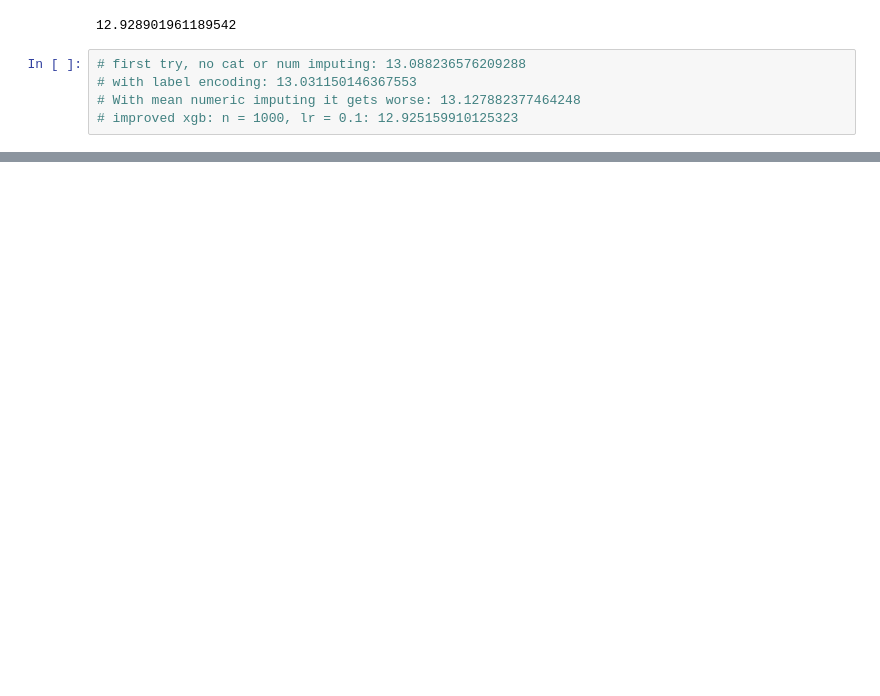
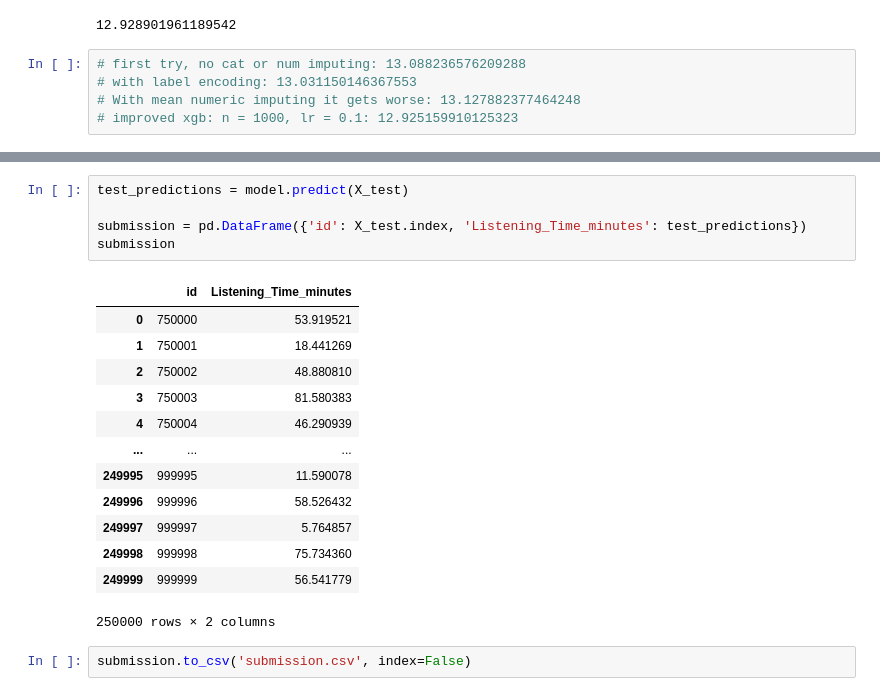
Before and after one commit to Enzo-Olivieri/Kaggle-S5-EP-4, a Jupyter notebook: listening_time_model.ipynb, the cells around one changed output, grey strips where cells are left out. Drawn from its saved outputs; the diff is of its cells as text; blank space fills up the shorter version.

```diff
--- a/listening_time_model.ipynb
+++ b/listening_time_model.ipynb
@@ -197,0 +243,21 @@ RMSE
+# %%
+test_predictions = model.predict(X_test)
+
+submission = pd.DataFrame({'id': X_test.index, 'Listening_Time_minutes': test_predictions})
+submission
+# %% [output]
+|  | id | Listening_Time_minutes |
+| 0 | 750000 | 53.919521 |
+| 1 | 750001 | 18.441269 |
+| 2 | 750002 | 48.880810 |
+| 3 | 750003 | 81.580383 |
+| 4 | 750004 | 46.290939 |
+| ... | ... | ... |
+| 249995 | 999995 | 11.590078 |
+| 249996 | 999996 | 58.526432 |
+| 249997 | 999997 | 5.764857 |
+| 249998 | 999998 | 75.734360 |
+| 249999 | 999999 | 56.541779 |
+250000 rows × 2 columns
+# %%
+submission.to_csv('submission.csv', index=False)
```
Also changed, not shown: parts of 7 cells of this notebook.
